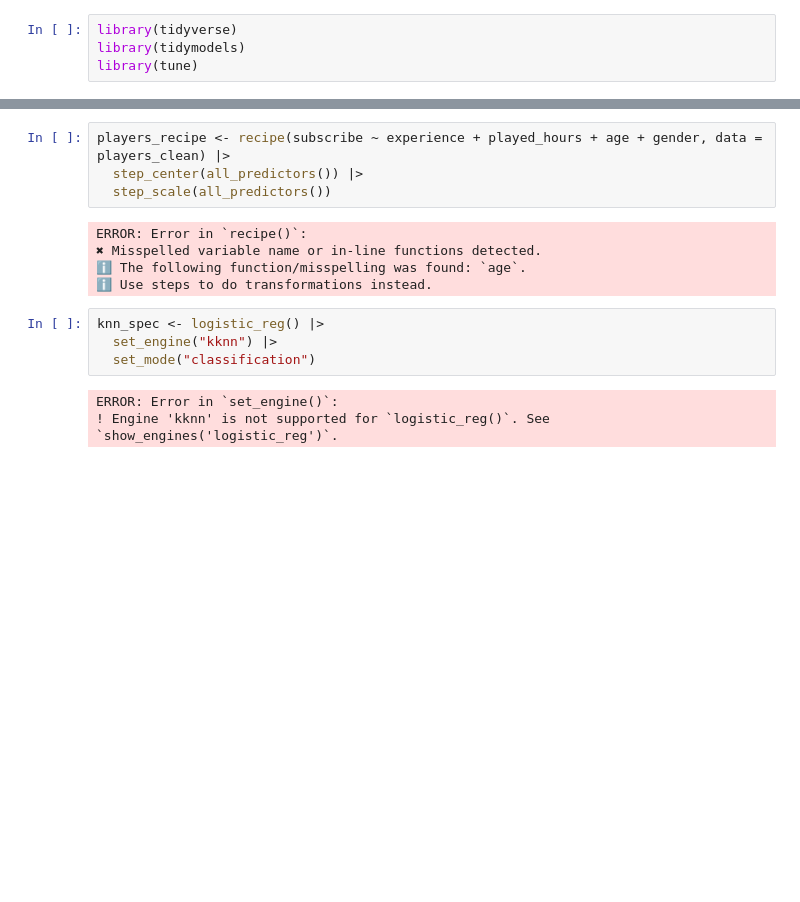
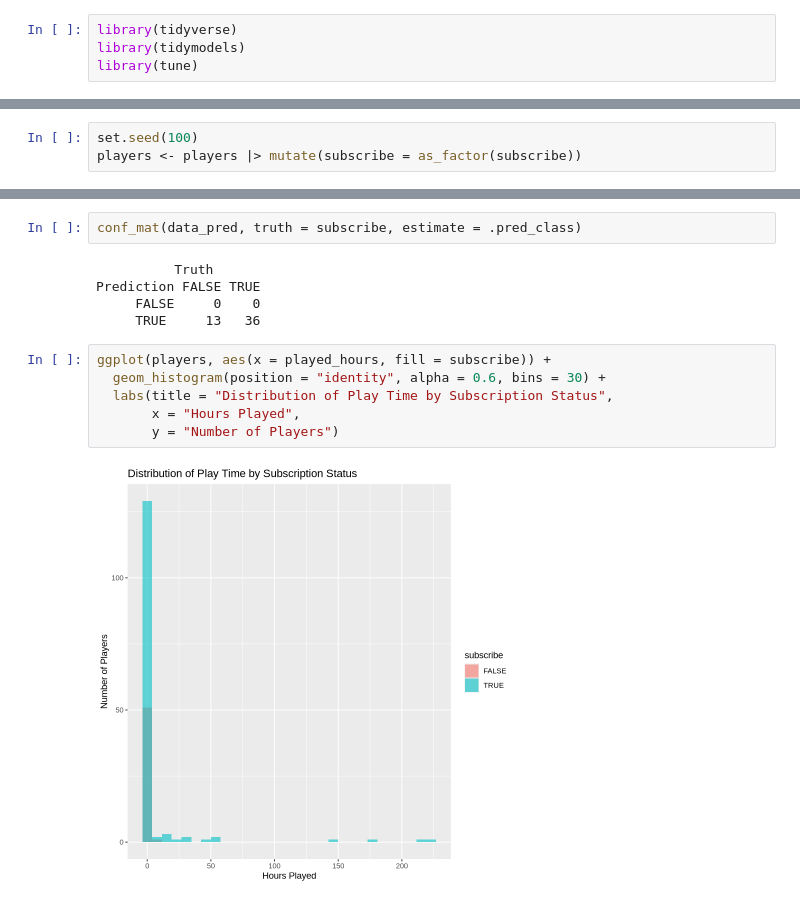
Before and after one commit to Bo-xuan-Wang/DSI-100-Project, a Jupyter notebook: Project Report.ipynb, the cells around one changed output, grey strips where cells are left out. Saved outputs shown, nothing was run; the diff lists cells and outputs as text; blank space fills up the shorter version.

Commit message:
Add introduction and data description

```diff
--- a/Project Report.ipynb
+++ b/Project Report.ipynb
@@ -96,0 +79,3 @@ players_test <- testing(players_split)
+# %%
+set.seed(100)
+players <- players |> mutate(subscribe = as_factor(subscribe))
@@ -97,17 +115,16 @@ players_test <- testing(players_split)
 # %%
-players_recipe <- recipe(subscribe ~ experience + played_hours + age + gender, data = players_clean) |>
-  step_center(all_predictors()) |>
-  step_scale(all_predictors())
+conf_mat(data_pred, truth = subscribe, estimate = .pred_class)
 # %% [output]
-ERROR: Error in `recipe()`:
-✖ Misspelled variable name or in-line functions detected.
-ℹ The following function/misspelling was found: `age`.
-ℹ Use steps to do transformations instead.
+          Truth
+Prediction FALSE TRUE
+     FALSE     0    0
+     TRUE     13   36
 # %%
-knn_spec <- logistic_reg() |>
-  set_engine("kknn") |>
-  set_mode("classification")
+ggplot(players, aes(x = played_hours, fill = subscribe)) +
+  geom_histogram(position = "identity", alpha = 0.6, bins = 30) +
+  labs(title = "Distribution of Play Time by Subscription Status",
+       x = "Hours Played",
+       y = "Number of Players")
 # %% [output]
-ERROR: Error in `set_engine()`:
-! Engine 'kknn' is not supported for `logistic_reg()`. See `show_engines('logistic_reg')`.
+[figure, added]
 # %%
```
Also changed, not shown: parts of 16 cells of this notebook.
